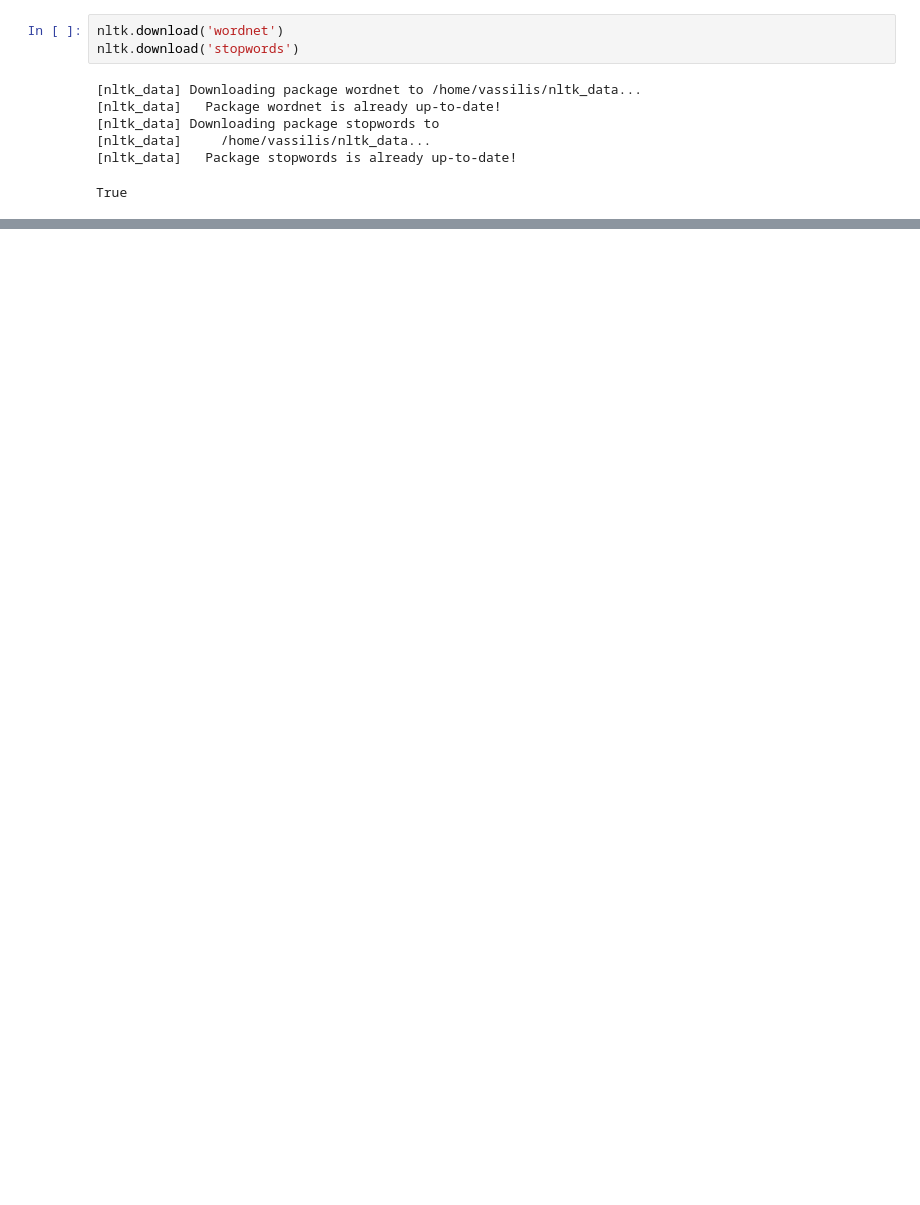
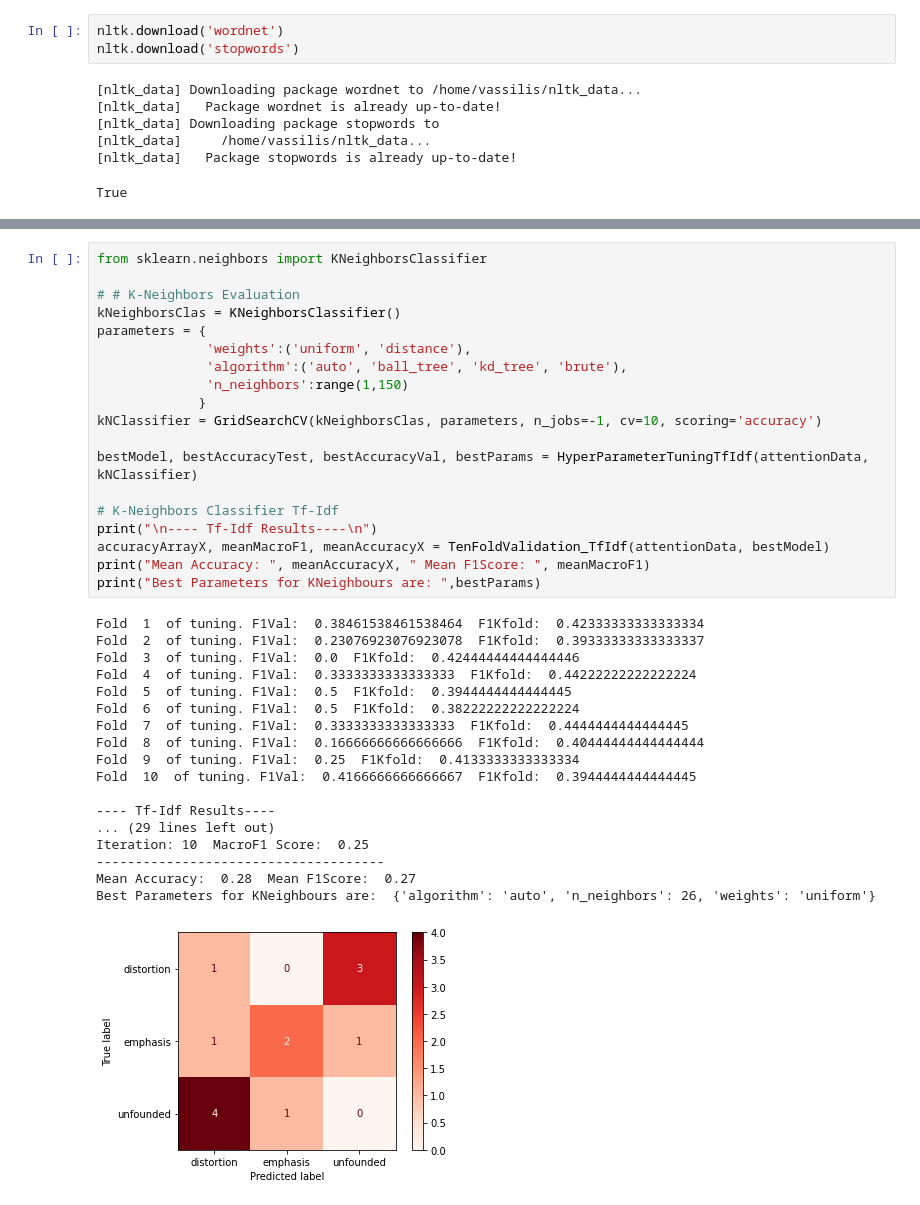
Before and after one commit to vGkatsis/MSc-Thesis, a Jupyter notebook: src/Attention_Pipeline.ipynb, the cells around one changed output, grey strips where cells are left out. Saved outputs shown, nothing was run; the diff lists cells and outputs as text; blank space fills up the shorter version.

```diff
--- a/src/Attention_Pipeline.ipynb
+++ b/src/Attention_Pipeline.ipynb
@@ -500,0 +503,38 @@ Mean Accuracy:  0.3166666666666667
+# %%
+from sklearn.neighbors import KNeighborsClassifier
+
+# # K-Neighbors Evaluation
+kNeighborsClas = KNeighborsClassifier()
+parameters = {
+              'weights':('uniform', 'distance'),
+              'algorithm':('auto', 'ball_tree', 'kd_tree', 'brute'),
+              'n_neighbors':range(1,150)
+             }
+kNClassifier = GridSearchCV(kNeighborsClas, parameters, n_jobs=-1, cv=10, scoring='accuracy')
+
+bestModel, bestAccuracyTest, bestAccuracyVal, bestParams = HyperParameterTuningTfIdf(attentionData, kNClassifier)
+
+# K-Neighbors Classifier Tf-Idf
+print("\n---- Tf-Idf Results----\n")
+accuracyArrayX, meanMacroF1, meanAccuracyX = TenFoldValidation_TfIdf(attentionData, bestModel)
+print("Mean Accuracy: ", meanAccuracyX, " Mean F1Score: ", meanMacroF1)
+print("Best Parameters for KNeighbours are: ",bestParams)
+# %% [output]
+Fold  1  of tuning. F1Val:  0.38461538461538464  F1Kfold:  0.42333333333333334
+Fold  2  of tuning. F1Val:  0.23076923076923078  F1Kfold:  0.39333333333333337
+Fold  3  of tuning. F1Val:  0.0  F1Kfold:  0.42444444444444446
+Fold  4  of tuning. F1Val:  0.3333333333333333  F1Kfold:  0.44222222222222224
+Fold  5  of tuning. F1Val:  0.5  F1Kfold:  0.3944444444444445
+Fold  6  of tuning. F1Val:  0.5  F1Kfold:  0.38222222222222224
+Fold  7  of tuning. F1Val:  0.3333333333333333  F1Kfold:  0.4444444444444445
+Fold  8  of tuning. F1Val:  0.16666666666666666  F1Kfold:  0.40444444444444444
+Fold  9  of tuning. F1Val:  0.25  F1Kfold:  0.4133333333333334
+Fold  10  of tuning. F1Val:  0.4166666666666667  F1Kfold:  0.3944444444444445
+
+---- Tf-Idf Results----
+... (29 lines left out)
+Iteration: 10  MacroF1 Score:  0.25
+-------------------------------------
+Mean Accuracy:  0.28  Mean F1Score:  0.27
+Best Parameters for KNeighbours are:  {'algorithm': 'auto', 'n_neighbors': 26, 'weights': 'uniform'}
+[figure, added]
```
Also changed, not shown: parts of 47 cells of this notebook.
